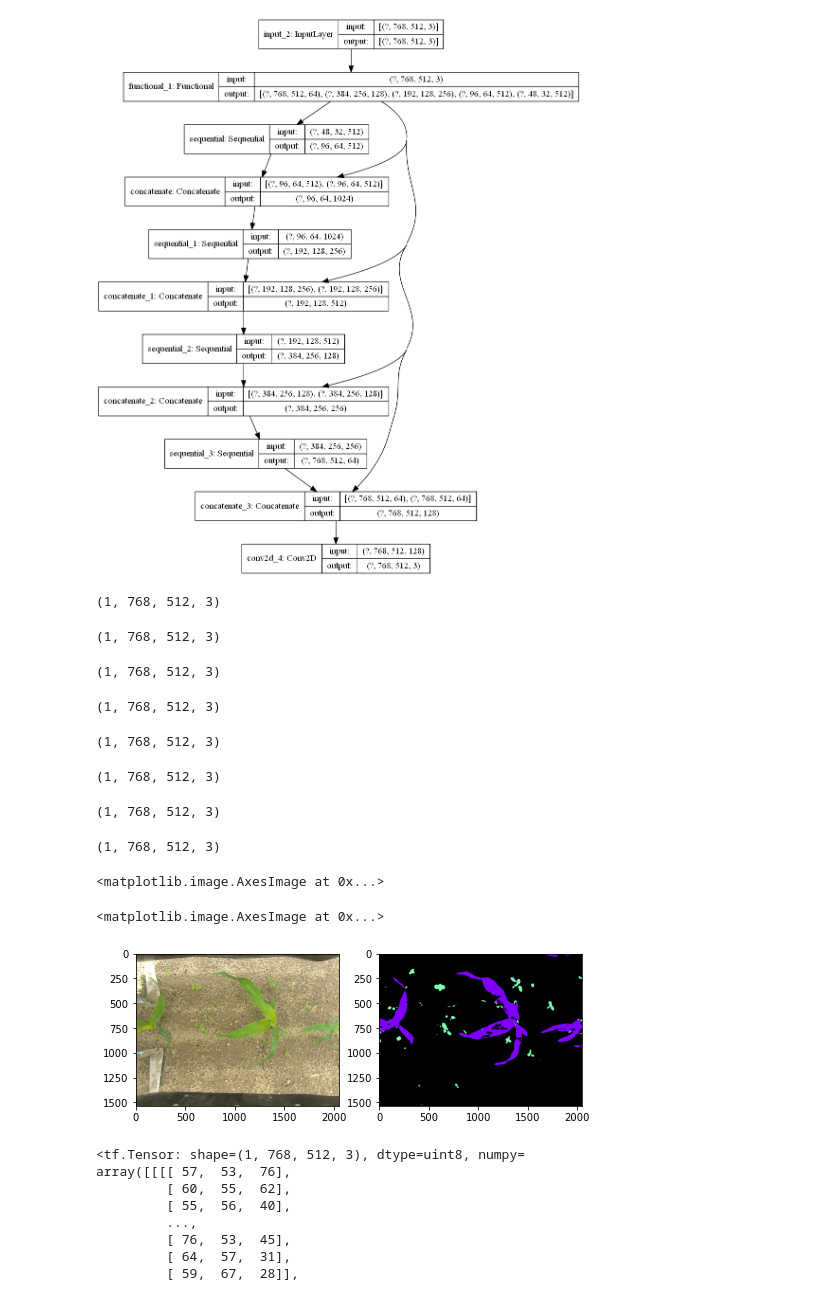
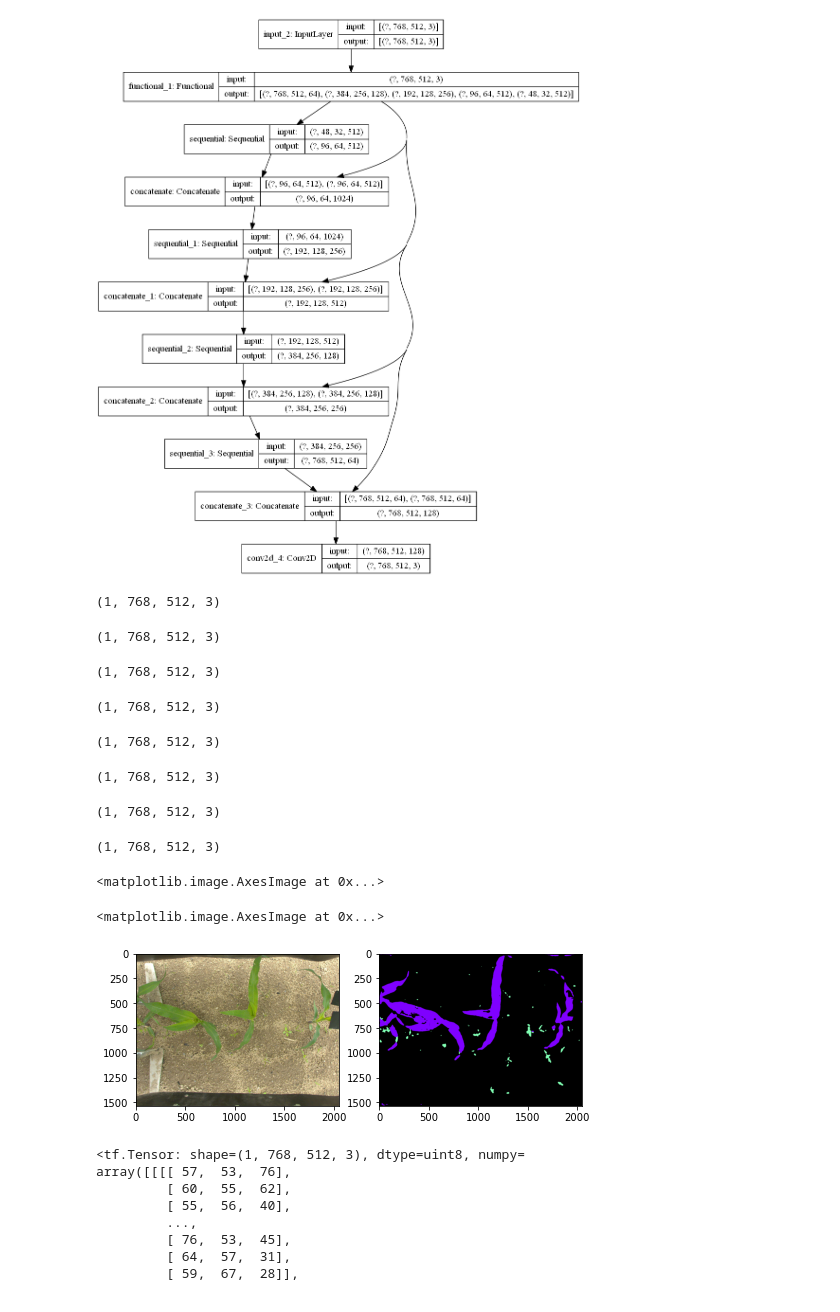
Before and after one commit to tizianofucci/A2NDLSegmentation, a Jupyter notebook: Notebook/Back_to_local.ipynb, the cells around one changed output. Saved outputs shown, nothing was run; the diff lists cells and outputs as text; code cells hidden in the pictures.

```diff
--- a/Notebook/Back_to_local.ipynb
+++ b/Notebook/Back_to_local.ipynb
@@ -891,7 +892,7 @@ for i in range(0,8):
         #mask = rme.read_rgb_mask(os.path.join(self.dataset_dir, 'Masks', curr_filename + '.png'))
 
         # Resize image and mask
-        img = img.resize([img_w,img_h])
+        img = img.resize([2048,1536])
 
 
 
@@ -919,26 +920,15 @@ for i in range(0,8):
             # Get predicted class as the index corresponding to the maximum value in the vector probability
             # predicted_class = tf.cast(out_sigmoid > score_th, tf.int32)
             # predicted_class = predicted_class[0, ..., 0]
-            predicted_class = tf.argmax(out_sigmoid, -1)
-
-            out_sigmoid.shape
-
+            predicted_class = np.argmax(out_sigmoid, -1)
             predicted_class = predicted_class[0, ...]
-
-            prediction_img = np.zeros([img_h, img_w, 3])
-
-
-            prediction_img[np.where(predicted_class == 0)] = [0, 0, 0]
-            for i in range(1, 3):
-              prediction_img[np.where(predicted_class == i)] = np.array(colors[i-1])[:3] * 255
 
         #     ax[0].imshow(np.uint8(patches[j]))
         #     ax[1].imshow(np.uint8(prediction_img))
 
-            predictions.append(prediction_img)
+            predictions.append(predicted_class)
 
-            fig.canvas.draw()
-            time.sleep(1)
+
 
         total = tf.concat([predictions[0], predictions[4]], 0)
 
@@ -946,9 +936,9 @@ for i in range(0,8):
             result=tf.concat([predictions[x], predictions[x+4]], 0)
             total=tf.concat([total, result], 1)
 
-
+        mask_arr = np.array(total)
         submission_dict[image_name] = {}
-        submission_dict[image_name]['shape'] = [img_h,img_w]
+        submission_dict[image_name]['shape'] = [1536,2048]
         submission_dict[image_name]['team'] = teams[math.floor(i/2)]
         submission_dict[image_name]['crop'] = crops[i%2]
         submission_dict[image_name]['segmentation'] = {}
@@ -1006,7 +996,7 @@ tf.keras.utils.plot_model(model, show_shapes=True)
 fig, ax = plt.subplots(1, 2, figsize=(8, 8))
 fig.show()
 
-image = Image.open(os.path.join(test_dir[0], 'Images/Bipbip_mais_im_07681.jpg'))
+image = Image.open(os.path.join(test_dir[0], 'Images/Bipbip_mais_im_10441.jpg'))
 #mask = rme.read_rgb_mask(os.path.join(self.dataset_dir, 'Masks', curr_filename + '.png'))
 
 
@@ -1045,34 +1035,34 @@ for j in range (0,8):
     for i in range(1, 3):
       prediction_img[np.where(predicted_class == i)] = np.array(colors[i-1])[:3] * 255
 
 #     ax[0].imshow(np.uint8(patches[j]))
 #     ax[1].imshow(np.uint8(prediction_img))
 
     predictions.append(prediction_img)
 
     fig.canvas.draw()
     time.sleep(1)
 
 total = tf.concat([predictions[0], predictions[4]], 0)
 
 for x in range (1,4):
     result=tf.concat([predictions[x], predictions[x+4]], 0)
     total=tf.concat([total, result], 1)
 
 ax[0].imshow(np.uint8(image))
 ax[1].imshow(np.uint8(total))
 # %% [output]
 (1, 768, 512, 3)
 (1, 768, 512, 3)
 (1, 768, 512, 3)
 (1, 768, 512, 3)
 (1, 768, 512, 3)
 (1, 768, 512, 3)
 (1, 768, 512, 3)
 (1, 768, 512, 3)
 <matplotlib.image.AxesImage at 0x...>
 <matplotlib.image.AxesImage at 0x...>
-[figure, old version]
+[figure, new version]
 # %%
 tf.expand_dims(patches[0],0)
 # %% [output]
```
Also changed, not shown: parts of 9 cells of this notebook.
